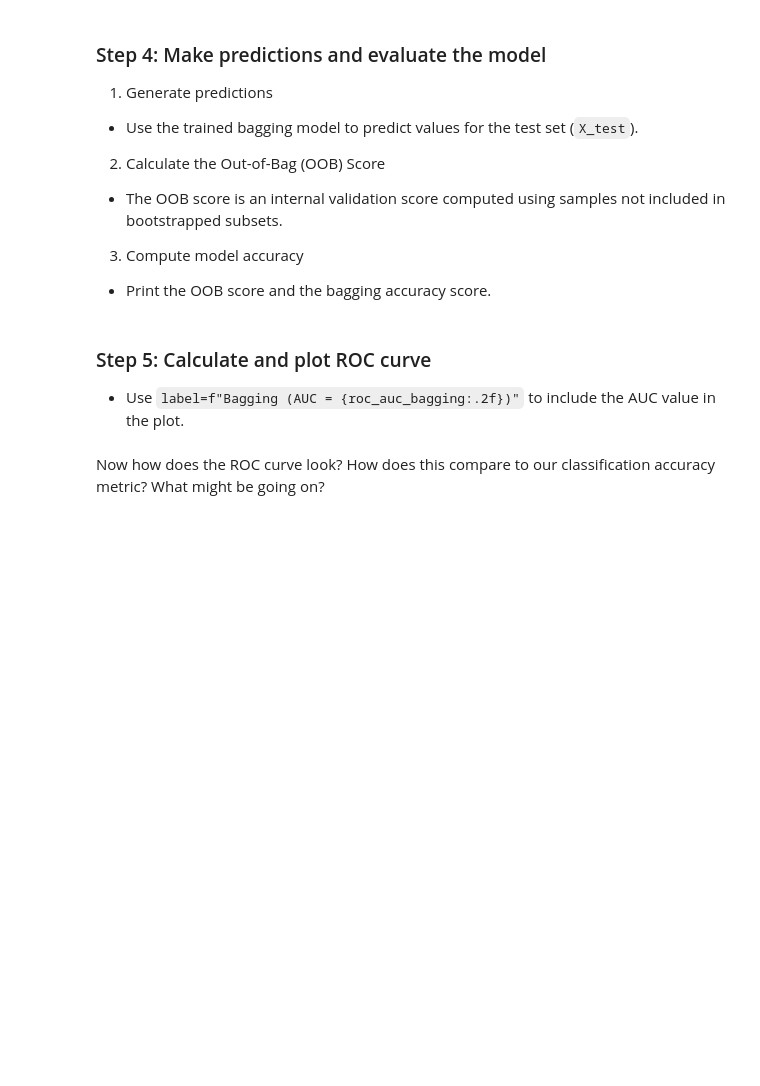
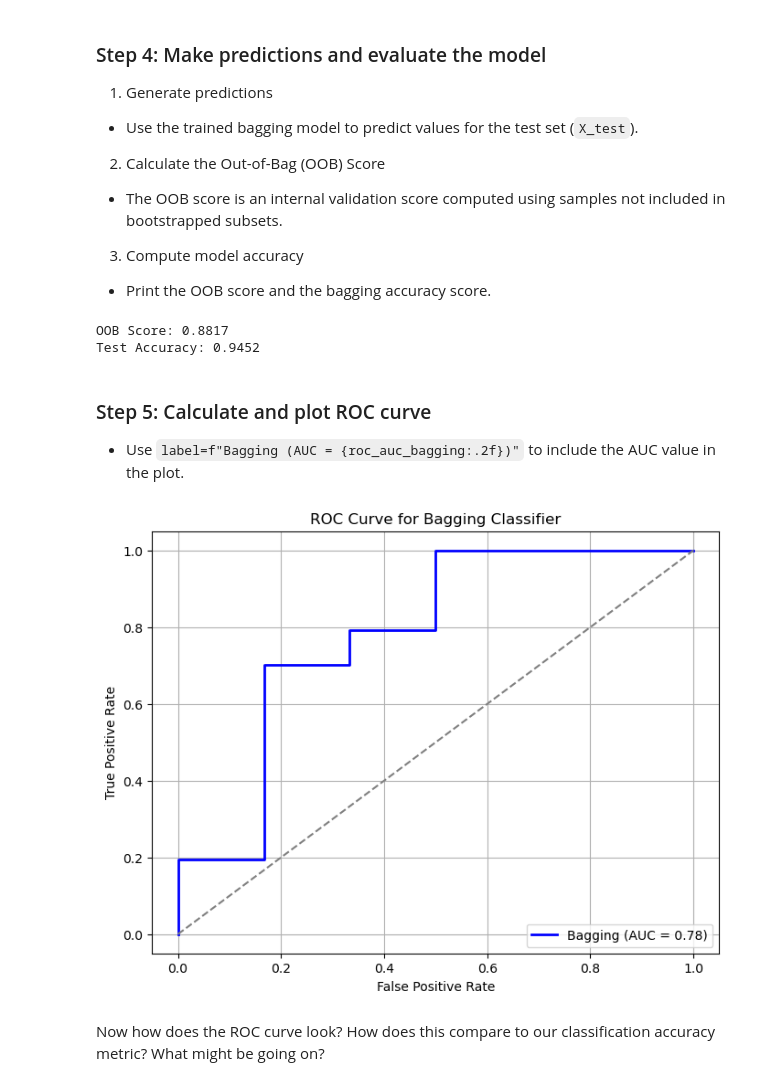
Before and after one commit to jorb1/EDS232-labs, a Jupyter notebook: Week5/lab5-birds.ipynb, the cells around one changed output. Drawn from its saved outputs; the diff is of its cells as text; code cells hidden in the pictures; blank space fills up the shorter version.

```diff
--- a/Week5/lab5-birds.ipynb
+++ b/Week5/lab5-birds.ipynb
@@ -130,10 +130,45 @@ BaggingClassifier(n_estimators=100, oob_score=True, random_state=808)
 
 3. Compute model accuracy
 - Print the OOB score and the bagging accuracy score.
+# %%
+# Generate predictions
+y_pred = bagging.predict(X_test)
+
+# Calculate OOB Score
+oob_score = bagging.oob_score_
+
+# Calculate model accuracy
+accuracy = accuracy_score(y_test, y_pred)
+
+# Print OOB score and accuracy
+print(f"OOB Score: {oob_score:.4f}")
+print(f"Test Accuracy: {accuracy:.4f}")
+# %% [output]
+OOB Score: 0.8817
+Test Accuracy: 0.9452
 # %% [markdown]
 ### Step 5: Calculate and plot ROC curve
 
 - Use `label=f"Bagging (AUC = {roc_auc_bagging:.2f})"` to include the AUC value in the plot.
+# %%
+# Compute ROC curve
+fpr, tpr, _ = roc_curve(y_test, bagging.predict_proba(X_test)[:,1])
+
+# Compute AUC
+roc_auc_bagging = auc(fpr, tpr)
+
+# Plot ROC curve
+plt.figure(figsize=(8, 6))
+plt.plot(fpr, tpr, label=f"Bagging (AUC = {roc_auc_bagging:.2f})", color="blue", linewidth=2)
+plt.plot([0, 1], [0, 1], linestyle="--", color="gray")
+plt.xlabel("False Positive Rate")
+plt.ylabel("True Positive Rate")
+plt.title("ROC Curve for Bagging Classifier")
+plt.legend(loc="lower right")
+plt.grid()
+plt.show()
+# %% [output]
+[figure, added]
 # %% [markdown]
 Now how does the ROC curve look? How does this compare to our classification accuracy metric?  What might be going on?
 # %% [markdown]
```
Also changed, not shown: parts of 2 cells of this notebook.
